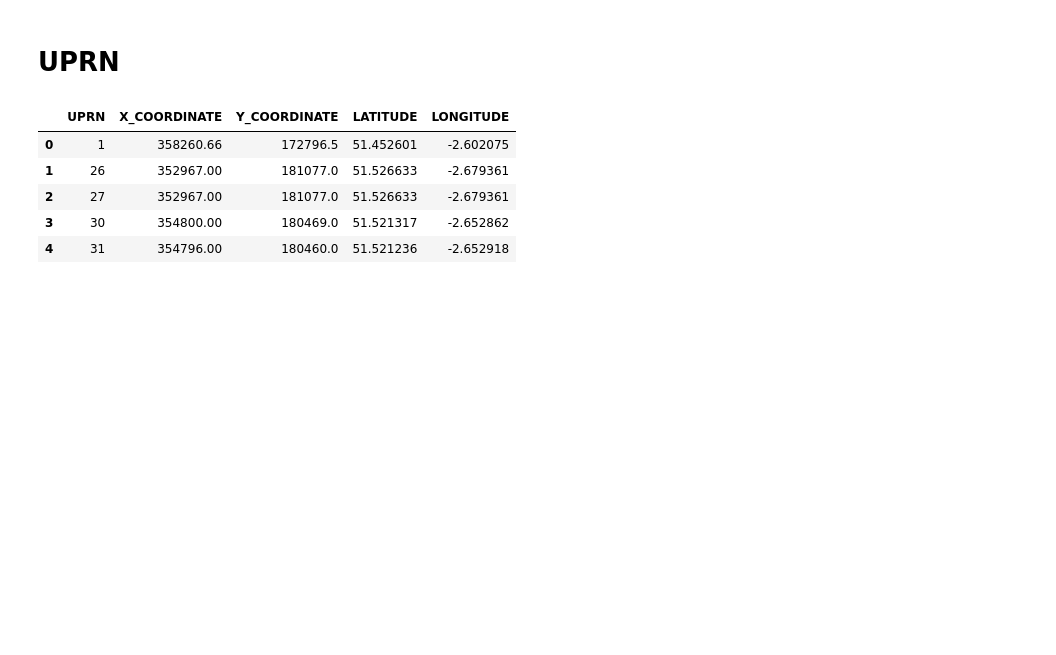
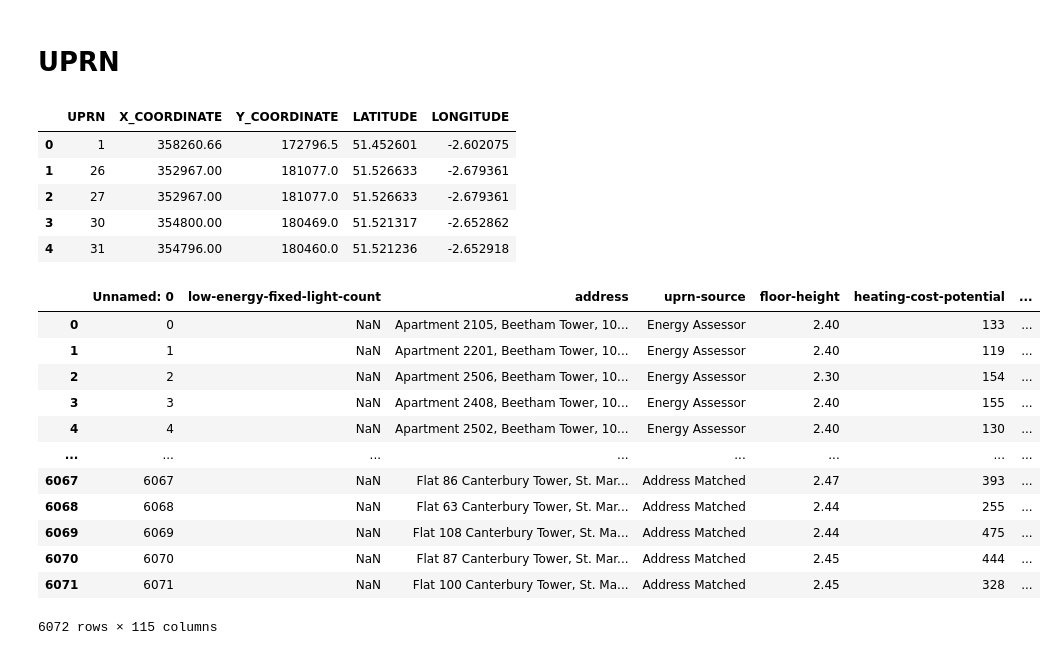
Before and after one commit to mikecoughlan/DSSG_WMCA, a Jupyter notebook: notebooks/merge_EPC_energy_consumption.ipynb, the cells around one changed output. Saved outputs shown, nothing was run; the diff lists cells and outputs as text; code cells hidden in the pictures; blank space fills up the shorter version.

```diff
--- a/notebooks/merge_EPC_energy_consumption.ipynb
+++ b/notebooks/merge_EPC_energy_consumption.ipynb
@@ -175,3 +154,19 @@ EPC_postcode_elec_consump_fuel_poverty_uprn = pd.merge(EPC_postcode_elec_consump
 EPC_postcode_elec_consump_fuel_poverty_uprn.drop(columns=["UPRN"], inplace=True)
 # %%
 EPC_postcode_elec_consump_fuel_poverty_uprn.to_csv("../data/processed/210622_merge.csv", index=False)
+# %%
+EPC_postcode_elec_consump_fuel_poverty_uprn
+# %% [output]
+|  | Unnamed: 0 | low-energy-fixed-light-count | address | uprn-source | floor-height | heating-cost-potential | ... |
+| 0 | 0 | NaN | Apartment 2105, Beetham Tower, 10... | Energy Assessor | 2.40 | 133 | ... |
+| 1 | 1 | NaN | Apartment 2201, Beetham Tower, 10... | Energy Assessor | 2.40 | 119 | ... |
+| 2 | 2 | NaN | Apartment 2506, Beetham Tower, 10... | Energy Assessor | 2.30 | 154 | ... |
+| 3 | 3 | NaN | Apartment 2408, Beetham Tower, 10... | Energy Assessor | 2.40 | 155 | ... |
+| 4 | 4 | NaN | Apartment 2502, Beetham Tower, 10... | Energy Assessor | 2.40 | 130 | ... |
+| ... | ... | ... | ... | ... | ... | ... | ... |
+| 6067 | 6067 | NaN | Flat 86 Canterbury Tower, St. Mar... | Address Matched | 2.47 | 393 | ... |
+| 6068 | 6068 | NaN | Flat 63 Canterbury Tower, St. Mar... | Address Matched | 2.44 | 255 | ... |
+| 6069 | 6069 | NaN | Flat 108 Canterbury Tower, St. Ma... | Address Matched | 2.44 | 475 | ... |
+| 6070 | 6070 | NaN | Flat 87 Canterbury Tower, St. Mar... | Address Matched | 2.45 | 444 | ... |
+| 6071 | 6071 | NaN | Flat 100 Canterbury Tower, St. Ma... | Address Matched | 2.45 | 328 | ... |
+6072 rows × 115 columns
```
Also changed, not shown: parts of 2 cells of this notebook, 2 other files.
